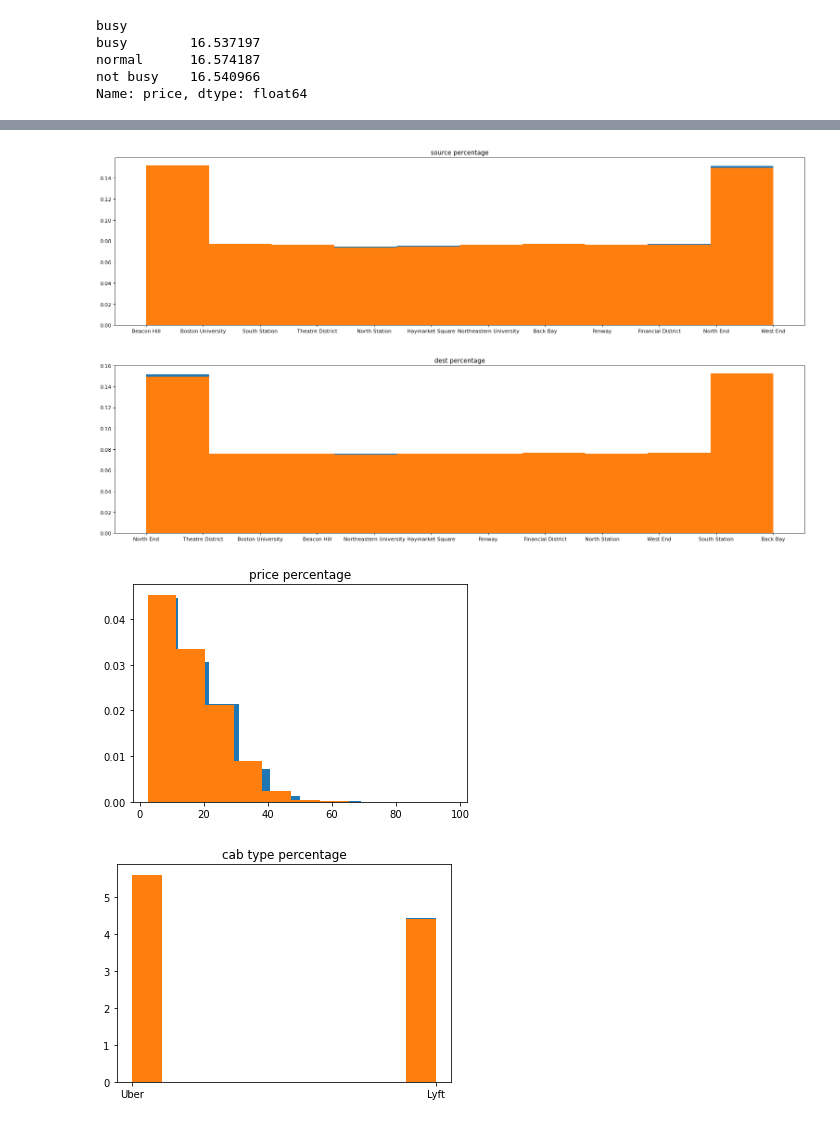
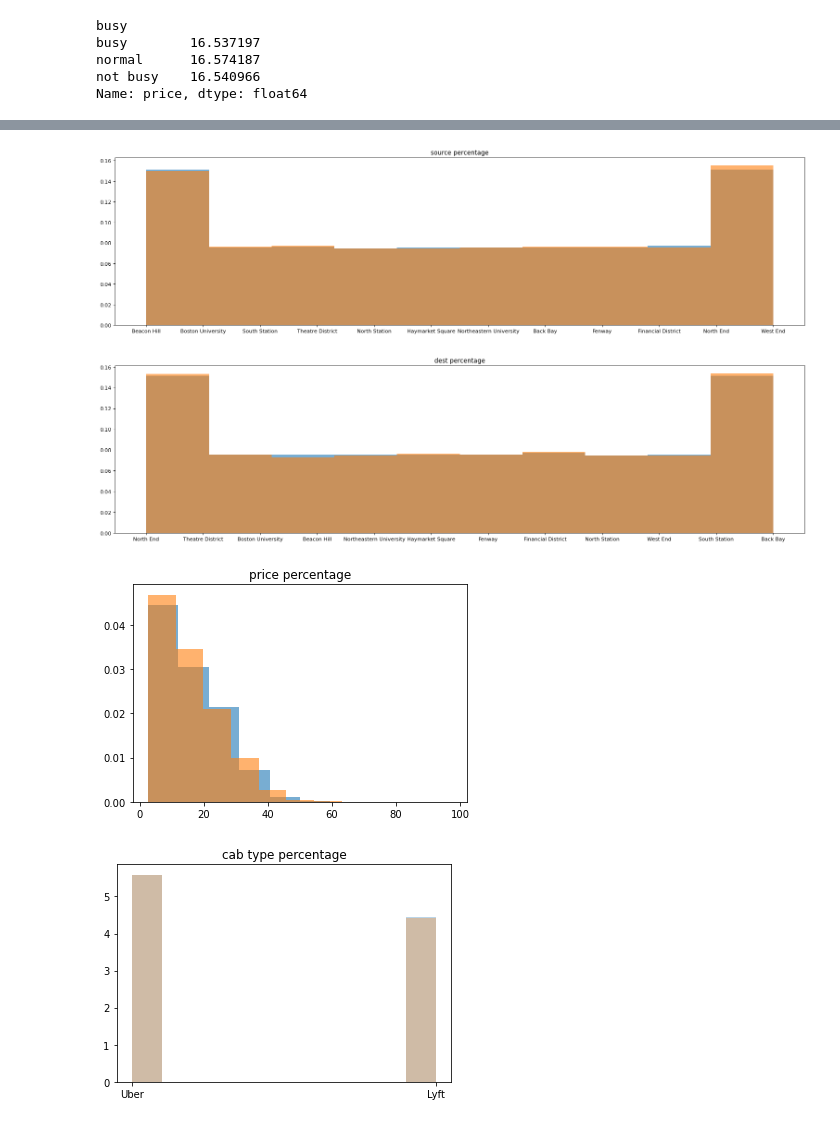
Before and after one commit to haowang0402/stat139-final-project, a Jupyter notebook: Project Preprossing.ipynb, the cells around one changed output, grey strips where cells are left out. Drawn from its saved outputs; the diff is of its cells as text; code cells hidden in the pictures.

```diff
--- a/Project Preprossing.ipynb
+++ b/Project Preprossing.ipynb
@@ -64,34 +64,34 @@ plt.savefig("distance_percentage.jpg")
 # %%
 from matplotlib.pyplot import figure
 
 figure(figsize=(24, 6), dpi=80)
 
 plt.title("source percentage")
-plt.hist(df.source, density=True)
-plt.hist(sampled_df.source, density=True)
+plt.hist(df.source, density=True, alpha=0.6)
+plt.hist(sampled_df.source, density=True, alpha=0.6)
 plt.savefig("source_percentage.jpg")
 # %% [output]
-[figure, old version]
+[figure, new version]
 # %%
 figure(figsize=(24, 6), dpi=80)
 
 plt.title("dest percentage")
-plt.hist(df.destination, density=True)
-plt.hist(sampled_df.destination, density=True)
+plt.hist(df.destination, density=True, alpha=0.6)
+plt.hist(sampled_df.destination, density=True, alpha=0.6)
 plt.savefig("dest_percentage.jpg")
 # %% [output]
-[figure, old version]
+[figure, new version]
 # %%
 plt.title("price percentage")
-plt.hist(df.price, density=True)
-plt.hist(sampled_df.price, density=True)
+plt.hist(df.price, density=True, alpha=0.6)
+plt.hist(sampled_df.price, density=True, alpha=0.6)
 plt.savefig("price_percentage.jpg")
 # %% [output]
-[figure, old version]
+[figure, new version]
 # %%
 plt.title("cab type percentage")
-plt.hist(df.cab_type, density=True)
-plt.hist(sampled_df.cab_type, density=True)
+plt.hist(df.cab_type, density=True, alpha=0.6)
+plt.hist(sampled_df.cab_type, density=True, alpha=0.6)
 plt.savefig("cab_type_percentage.jpg")
 # %% [output]
-[figure, old version]
+[figure, new version]
```
Also changed, not shown: parts of 2 cells of this notebook, 9 other files.
